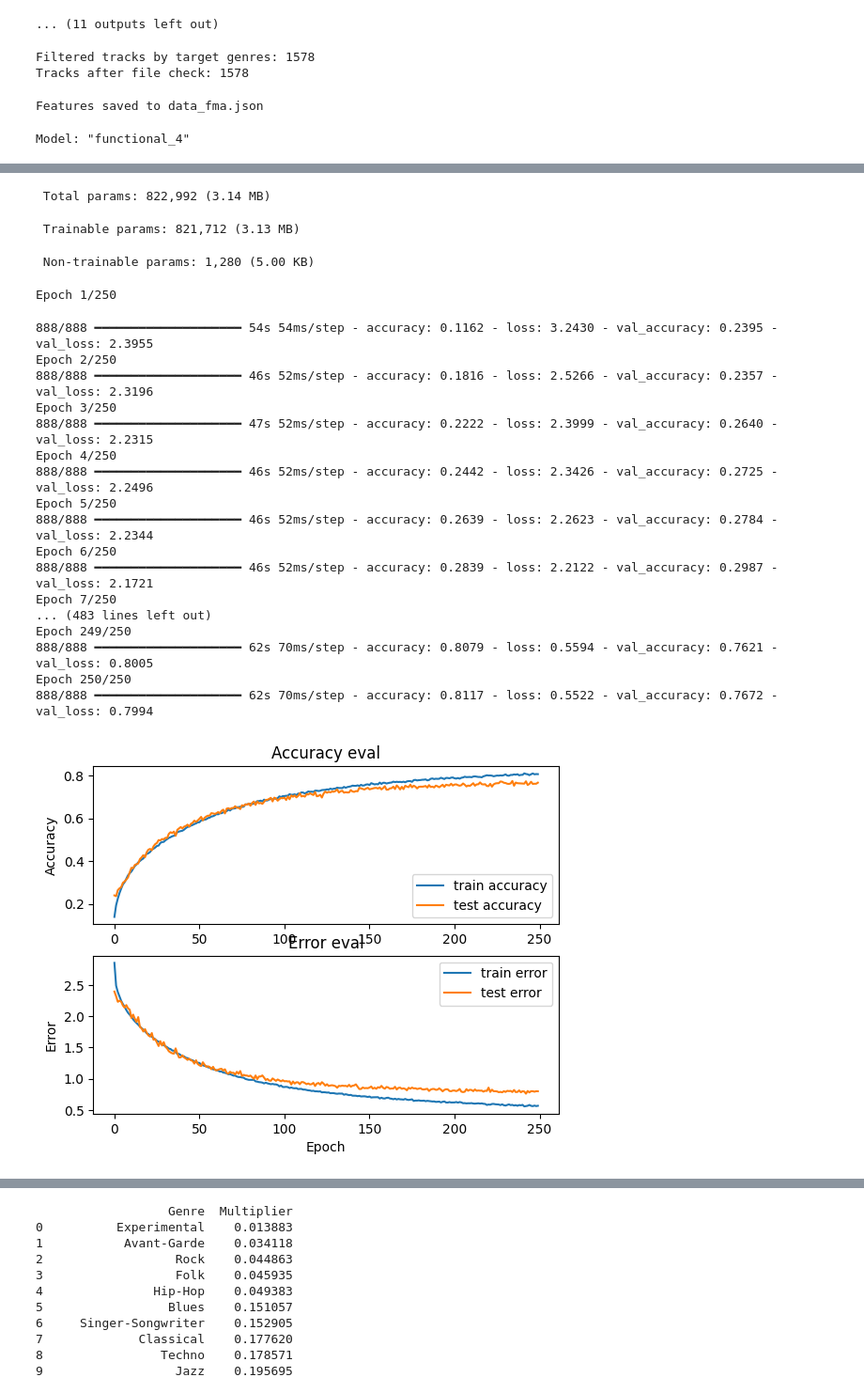
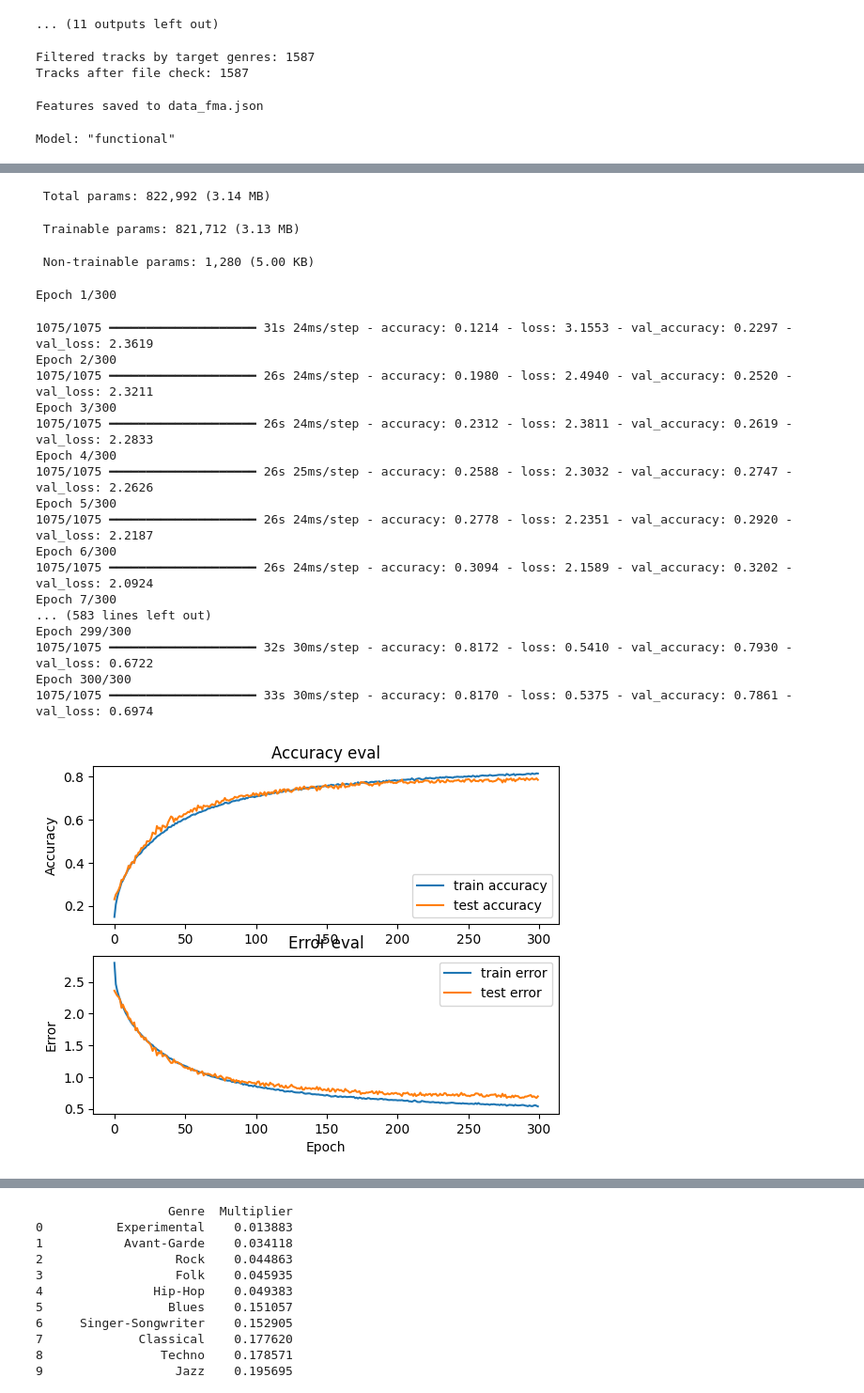
Before and after one commit to hassanjaber7/Music-Genre-Classification, a Jupyter notebook: CNN-PRCNN-MCLNN.ipynb, the cells around one changed output, grey strips where cells are left out. Shown at 94% size. Saved outputs shown, nothing was run; the diff lists cells and outputs as text; code cells hidden in the pictures.

```diff
--- a/CNN-PRCNN-MCLNN.ipynb
+++ b/CNN-PRCNN-MCLNN.ipynb
@@ -444,10 +444,10 @@ if __name__ == "__main__":
 
     # Prepare datasets
     (X_mfcc_train, X_other_train), (X_mfcc_val, X_other_val), \
-    (X_mfcc_test, X_other_test), y_train, y_val, y_test = prepare_datasets(0.25, 0.2)
+    (X_mfcc_test, X_other_test), y_train, y_val, y_test = prepare_datasets(0.15, 0.15)
 # %% [output]
-Filtered tracks by target genres: 1578
-Tracks after file check: 1578
+Filtered tracks by target genres: 1587
+Tracks after file check: 1587
 Features saved to data_fma.json
 # %%
 import json
@@ -559,7 +559,7 @@ if __name__ == "__main__":
 
     # Prepare datasets (using your modified prepare_datasets function)
     (X_mfcc_train, X_other_train), (X_mfcc_val, X_other_val), \
-    (X_mfcc_test, X_other_test), y_train, y_val, y_test = prepare_datasets(0.25, 0.2)
+    (X_mfcc_test, X_other_test), y_train, y_val, y_test = prepare_datasets(0.15, 0.15)
 
     # Build model
     mfcc_shape = X_mfcc_train.shape[1:]  # (time_steps, 13)
@@ -579,9 +579,9 @@ if __name__ == "__main__":
         [X_mfcc_train, X_other_train], y_train,
         validation_data=([X_mfcc_val, X_other_val], y_val),
         batch_size=32,
-        epochs=250,
+        epochs=300,
         callbacks=[
-            EarlyStopping(monitor='val_loss', patience=250, restore_best_weights=True)
+            EarlyStopping(monitor='val_loss', patience=30, restore_best_weights=True)
         ]
     )
 
@@ -596,7 +596,7 @@ if __name__ == "__main__":
     sample_idx = 100  # Example index
     predict(model, X_mfcc_test[sample_idx], X_other_test[sample_idx], y_test[sample_idx])
 # %% [output]
-Model: "functional_4"
+Model: "functional"
 ┏━━━━━━━━━━━━━━━━━━━━━━━━━━━━━━━┳━━━━━━━━━━━━━━━━━━━━━━━━━━━┳━━━━━━━━━━━━━━━━━┳━━━━━━━━━━━━━━━━━━━━━━━━━━━━┓
 ┃ Layer (type)                  ┃ Output Shape              ┃         Param # ┃ Connected to               ┃
 ┡━━━━━━━━━━━━━━━━━━━━━━━━━━━━━━━╇━━━━━━━━━━━━━━━━━━━━━━━━━━━╇━━━━━━━━━━━━━━━━━╇━━━━━━━━━━━━━━━━━━━━━━━━━━━━┩
@@ -616,23 +616,23 @@ Model: "functional_4"
 └───────────────────────────────┴───────────────────────────┴─────────────────┴────────────────────────────┘
  Total params: 822,992 (3.14 MB)
  Trainable params: 821,712 (3.13 MB)
  Non-trainable params: 1,280 (5.00 KB)
-Epoch 1/250
+Epoch 1/300
-888/888 ━━━━━━━━━━━━━━━━━━━━ 54s 54ms/step - accuracy: 0.1162 - loss: 3.2430 - val_accuracy: 0.2395 - val_loss: 2.3955
-Epoch 2/250
-888/888 ━━━━━━━━━━━━━━━━━━━━ 46s 52ms/step - accuracy: 0.1816 - loss: 2.5266 - val_accuracy: 0.2357 - val_loss: 2.3196
-Epoch 3/250
-888/888 ━━━━━━━━━━━━━━━━━━━━ 47s 52ms/step - accuracy: 0.2222 - loss: 2.3999 - val_accuracy: 0.2640 - val_loss: 2.2315
-Epoch 4/250
-888/888 ━━━━━━━━━━━━━━━━━━━━ 46s 52ms/step - accuracy: 0.2442 - loss: 2.3426 - val_accuracy: 0.2725 - val_loss: 2.2496
-Epoch 5/250
-888/888 ━━━━━━━━━━━━━━━━━━━━ 46s 52ms/step - accuracy: 0.2639 - loss: 2.2623 - val_accuracy: 0.2784 - val_loss: 2.2344
-Epoch 6/250
-888/888 ━━━━━━━━━━━━━━━━━━━━ 46s 52ms/step - accuracy: 0.2839 - loss: 2.2122 - val_accuracy: 0.2987 - val_loss: 2.1721
-Epoch 7/250
-... (483 lines left out)
-Epoch 249/250
-888/888 ━━━━━━━━━━━━━━━━━━━━ 62s 70ms/step - accuracy: 0.8079 - loss: 0.5594 - val_accuracy: 0.7621 - val_loss: 0.8005
-Epoch 250/250
-888/888 ━━━━━━━━━━━━━━━━━━━━ 62s 70ms/step - accuracy: 0.8117 - loss: 0.5522 - val_accuracy: 0.7672 - val_loss: 0.7994
+1075/1075 ━━━━━━━━━━━━━━━━━━━━ 31s 24ms/step - accuracy: 0.1214 - loss: 3.1553 - val_accuracy: 0.2297 - val_loss: 2.3619
+Epoch 2/300
+1075/1075 ━━━━━━━━━━━━━━━━━━━━ 26s 24ms/step - accuracy: 0.1980 - loss: 2.4940 - val_accuracy: 0.2520 - val_loss: 2.3211
+Epoch 3/300
+1075/1075 ━━━━━━━━━━━━━━━━━━━━ 26s 24ms/step - accuracy: 0.2312 - loss: 2.3811 - val_accuracy: 0.2619 - val_loss: 2.2833
+Epoch 4/300
+1075/1075 ━━━━━━━━━━━━━━━━━━━━ 26s 25ms/step - accuracy: 0.2588 - loss: 2.3032 - val_accuracy: 0.2747 - val_loss: 2.2626
+Epoch 5/300
+1075/1075 ━━━━━━━━━━━━━━━━━━━━ 26s 24ms/step - accuracy: 0.2778 - loss: 2.2351 - val_accuracy: 0.2920 - val_loss: 2.2187
+Epoch 6/300
+1075/1075 ━━━━━━━━━━━━━━━━━━━━ 26s 24ms/step - accuracy: 0.3094 - loss: 2.1589 - val_accuracy: 0.3202 - val_loss: 2.0924
+Epoch 7/300
+... (583 lines left out)
+Epoch 299/300
+1075/1075 ━━━━━━━━━━━━━━━━━━━━ 32s 30ms/step - accuracy: 0.8172 - loss: 0.5410 - val_accuracy: 0.7930 - val_loss: 0.6722
+Epoch 300/300
+1075/1075 ━━━━━━━━━━━━━━━━━━━━ 33s 30ms/step - accuracy: 0.8170 - loss: 0.5375 - val_accuracy: 0.7861 - val_loss: 0.6974
-[figure, old version]
+[figure, new version]
```
Also changed, not shown: parts of 7 cells of this notebook.
